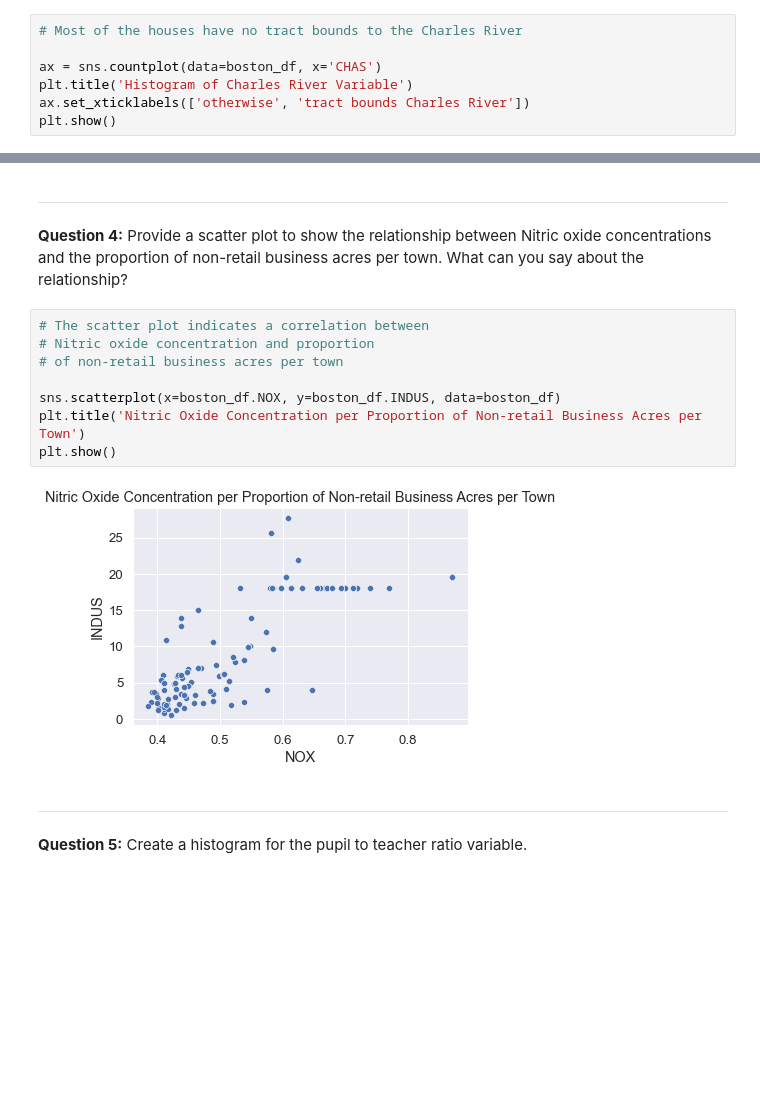
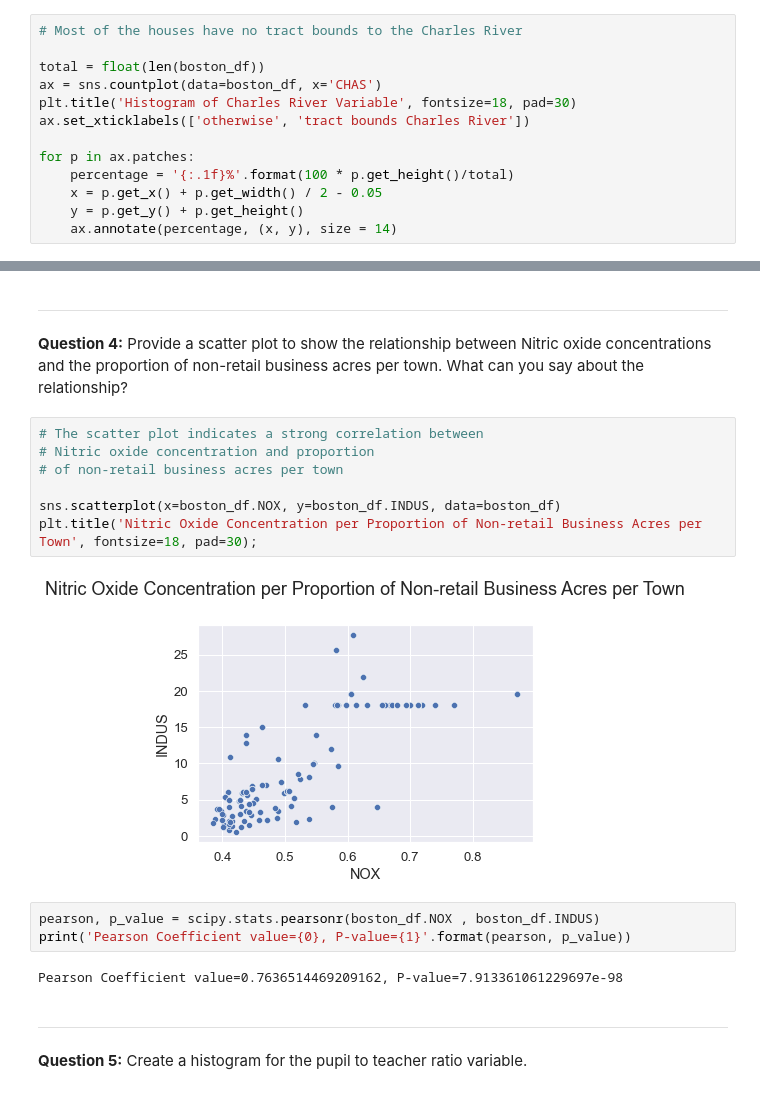
Before and after one commit to dehscardoso/IBM-data-science-fundamentals-python-sql, a Jupyter notebook: Statistics_for_Data_Science_with_Python/Week 6/Final-Assignment-Boston-Housing-Data-Analysis.ipynb, the cells around one changed output, grey strips where cells are left out. Cells and saved outputs as stored; diff of their text form; blank space fills up the shorter version.

```diff
--- a/Statistics_for_Data_Science_with_Python/Week 6/Final-Assignment-Boston-Housing-Data-Analysis.ipynb
+++ b/Statistics_for_Data_Science_with_Python/Week 6/Final-Assignment-Boston-Housing-Data-Analysis.ipynb
@@ -166,8 +178,14 @@ plt.show()
 # %%
 # Most of the houses have no tract bounds to the Charles River
 
+total = float(len(boston_df))
 ax = sns.countplot(data=boston_df, x='CHAS')
-plt.title('Histogram of Charles River Variable')
+plt.title('Histogram of Charles River Variable', fontsize=18, pad=30)
 ax.set_xticklabels(['otherwise', 'tract bounds Charles River'])
-plt.show()
+
+for p in ax.patches:
+    percentage = '{:.1f}%'.format(100 * p.get_height()/total)
+    x = p.get_x() + p.get_width() / 2 - 0.05
+    y = p.get_y() + p.get_height()
+    ax.annotate(percentage, (x, y), size = 14)
 # %% [output]
@@ -192,15 +218,19 @@ plt.show()
 ---
 **Question 4:** Provide a scatter plot to show the relationship between Nitric oxide concentrations and the proportion of non-retail business acres per town. What can you say about the relationship?
 # %%
-# The scatter plot indicates a correlation between
+# The scatter plot indicates a strong correlation between
 # Nitric oxide concentration and proportion
 # of non-retail business acres per town
 
 sns.scatterplot(x=boston_df.NOX, y=boston_df.INDUS, data=boston_df)
-plt.title('Nitric Oxide Concentration per Proportion of Non-retail Business Acres per Town')
-plt.show()
+plt.title('Nitric Oxide Concentration per Proportion of Non-retail Business Acres per Town', fontsize=18, pad=30);
 # %% [output]
-[figure, old version]
+[figure, new version]
+# %%
+pearson, p_value = scipy.stats.pearsonr(boston_df.NOX , boston_df.INDUS)
+print('Pearson Coefficient value={0}, P-value={1}'.format(pearson, p_value))
+# %% [output]
+Pearson Coefficient value=0.7636514469209162, P-value=7.913361061229697e-98
 # %% [markdown]
 ---
 **Question 5:** Create a histogram for the pupil to teacher ratio variable.
```
Also changed, not shown: parts of 13 cells of this notebook.
